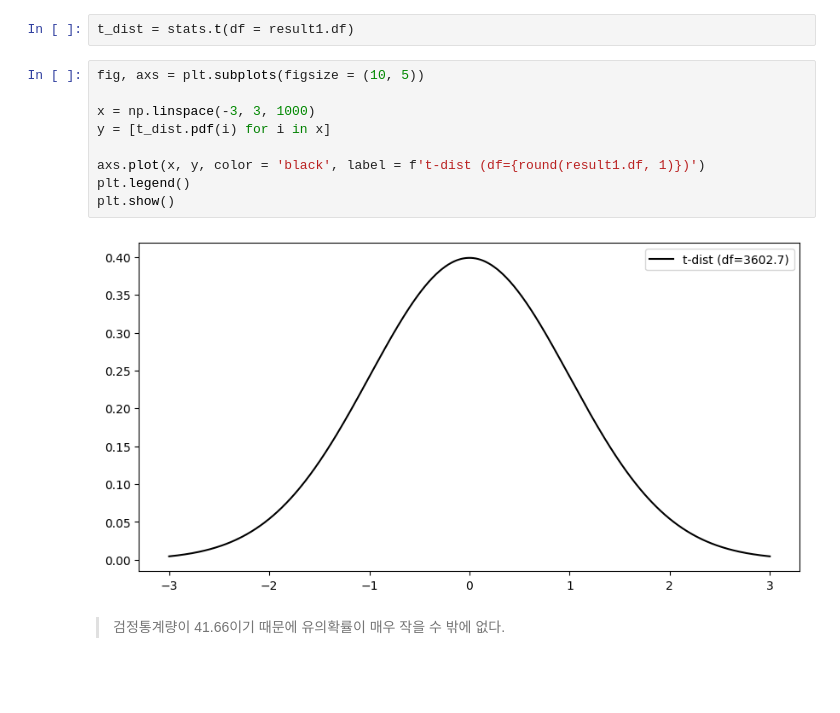
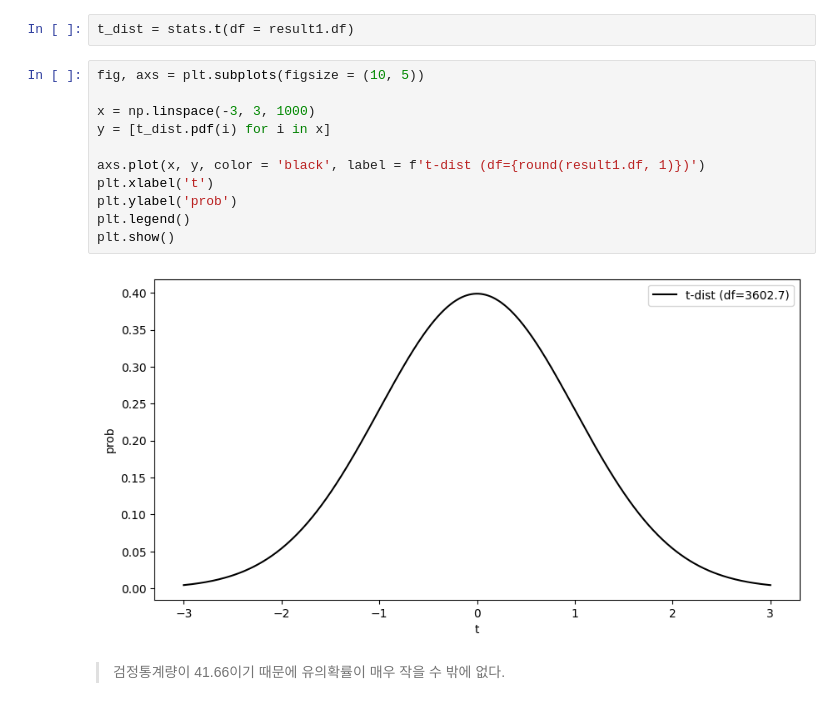
Before and after one commit to joo9810/VSCode, a Jupyter notebook: K-Digital Training/이성희 교수님/프로젝트/project6_wine.ipynb, the cells around one changed output. Cells and saved outputs as stored; diff of their text form; blank space fills up the shorter version.

```diff
--- a/K-Digital Training/이성희 교수님/프로젝트/project6_wine.ipynb
+++ b/K-Digital Training/이성희 교수님/프로젝트/project6_wine.ipynb
@@ -285,14 +286,16 @@ t_dist = stats.t(df = result1.df)
 # %%
 fig, axs = plt.subplots(figsize = (10, 5))
 
 x = np.linspace(-3, 3, 1000)
 y = [t_dist.pdf(i) for i in x]
 
 axs.plot(x, y, color = 'black', label = f't-dist (df={round(result1.df, 1)})')
+plt.xlabel('t')
+plt.ylabel('prob')
 plt.legend()
 plt.show()
 # %% [output]
-[figure, old version]
+[figure, new version]
 # %% [markdown]
 > 검정통계량이 41.66이기 때문에 유의확률이 매우 작을 수 밖에 없다.
 # %% [markdown]
```
Also changed, not shown: parts of 24 cells of this notebook, 2 other files.
